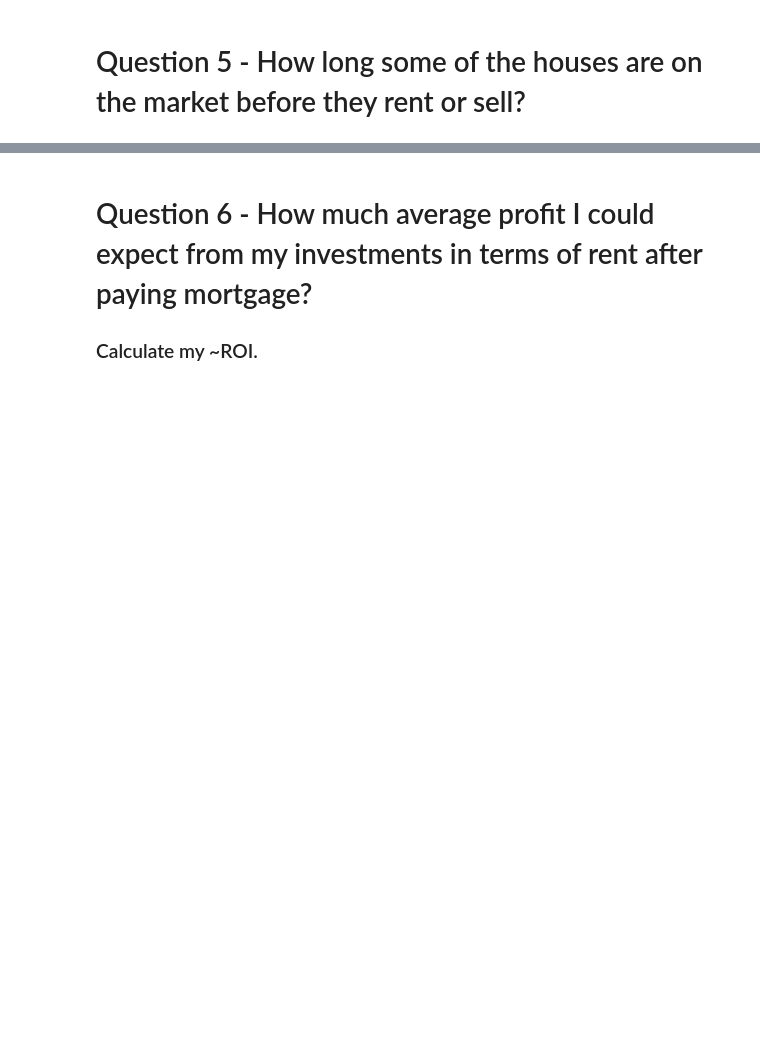
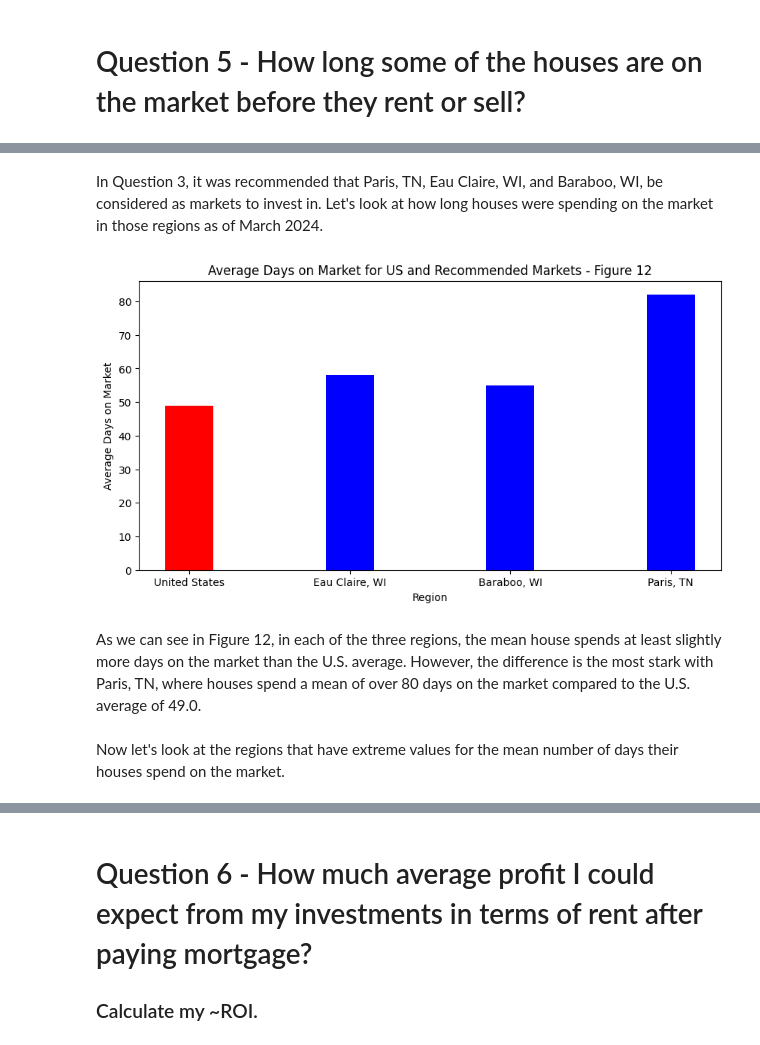
Before and after one commit to leoflewis/final-project, a Jupyter notebook: Project-Notebook.ipynb, the cells around one changed output, grey strips where cells are left out. Drawn from its saved outputs; the diff is of its cells as text; code cells hidden in the pictures; blank space fills up the shorter version.

```diff
--- a/Project-Notebook.ipynb
+++ b/Project-Notebook.ipynb
@@ -498,0 +523,19 @@ Figure 10 above shows the five regions with the highest increase in price per sq
+# %% [markdown]
+In Question 3, it was recommended that Paris, TN, Eau Claire, WI, and Baraboo, WI, be considered as markets to invest in. Let's look at how long houses were spending on the market in those regions as of March 2024.
+# %%
+recommendations_dom = days_on_market[['RegionName', '2024-03-31']][days_on_market['RegionName'].isin(["United States", "Paris, TN", "Baraboo, WI", "Eau Claire, WI"])]
+
+fig = plt.figure(figsize = (10, 5))
+
+plt.bar(recommendations_dom['RegionName'], recommendations_dom['2024-03-31'], width = 0.3, color = ['r', 'b', 'b', 'b'])
+
+plt.xlabel("Region")
+plt.ylabel("Average Days on Market")
+plt.title("Average Days on Market for US and Recommended Markets - Figure 12")
+plt.show()
+# %% [output]
+[figure, added]
+# %% [markdown]
+As we can see in Figure 12, in each of the three regions, the mean house spends at least slightly more days on the market than the U.S. average. However, the difference is the most stark with Paris, TN, where houses spend a mean of over 80 days on the market compared to the U.S. average of 49.0.
+# %% [markdown]
+Now let's look at the regions that have extreme values for the mean number of days their houses spend on the market.
```
Also changed, not shown: parts of 15 cells of this notebook.
